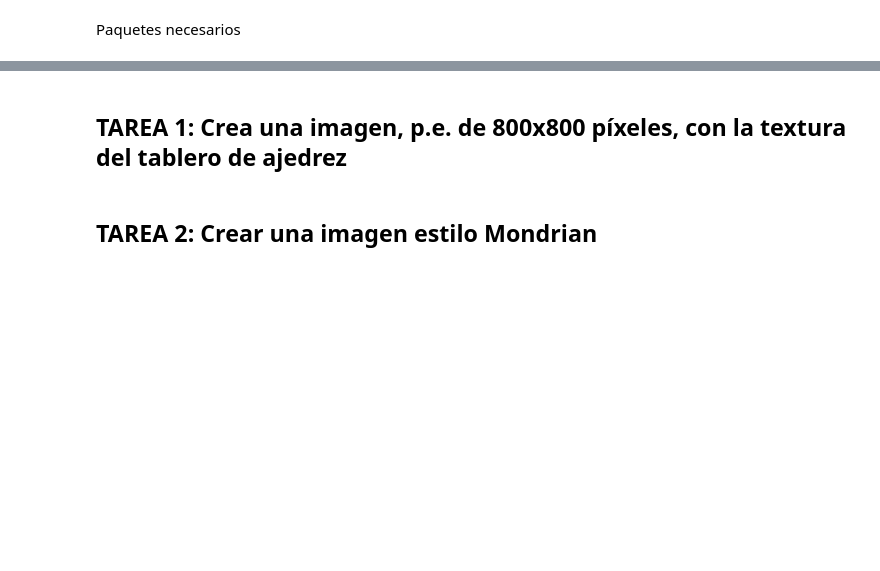
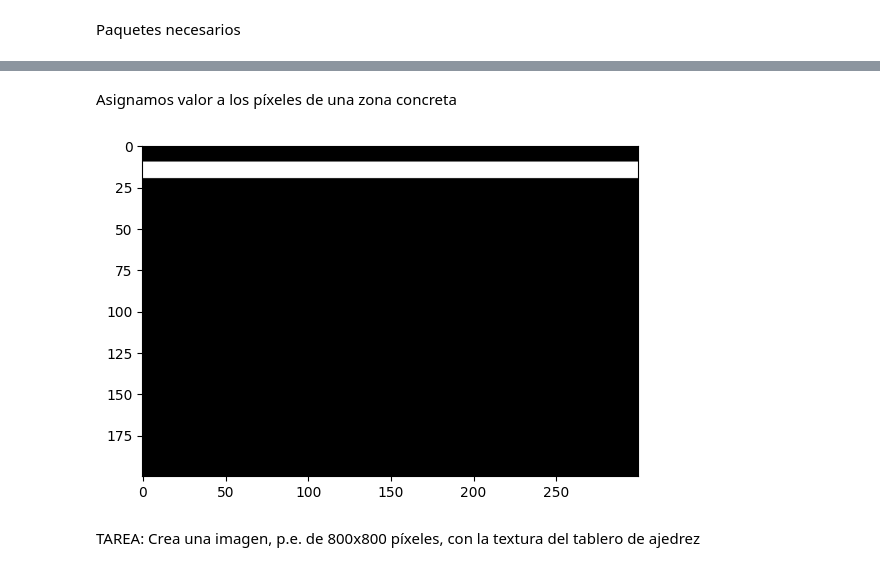
Before and after one commit to gitfrandu4/40982-P1, a Jupyter notebook: VC_P1.ipynb, the cells around one changed output, grey strips where cells are left out. Saved outputs shown, nothing was run; the diff lists cells and outputs as text; code cells hidden in the pictures; blank space fills up the shorter version.

```diff
--- a/VC_P1.ipynb
+++ b/VC_P1.ipynb
@@ -9,4 +59,17 @@ import matplotlib.pyplot as plt
+# %% [markdown]
+Asignamos valor a los píxeles de una zona concreta
+# %%
+gris_img = np.zeros((alto,ancho,1), dtype = np.uint8)
+#Modifica un par de zonas rectangulares de la imagen
+gris_img[10:20,0:ancho,0] = 255 #tercer índice especifica un canal (0-2)
+#gris_img[110:220,0:20,0] = 28 #
+#gris_img[50:70,40:60] = 255 #realmente no es necesario especificar el plano con un único plano
+
+#Muestra la imagen con matplotlib
+#Al ser un plano, recordar especificar que el mapa de color usado es de grises
+plt.imshow(gris_img, cmap='gray') #Te animo a probar a eliminar la especificación del mapa de color
+plt.show()
+# %% [output]
+[figure, added]
 # %% [markdown]
-## TAREA 1: Crea una imagen, p.e. de 800x800 píxeles, con la textura del tablero de ajedrez
+TAREA: Crea una imagen, p.e. de 800x800 píxeles, con la textura del tablero de ajedrez
-# %% [markdown]
-## TAREA 2: Crear una imagen estilo Mondrian
```
Also changed, not shown: parts of 38 cells of this notebook, 1 other file.
